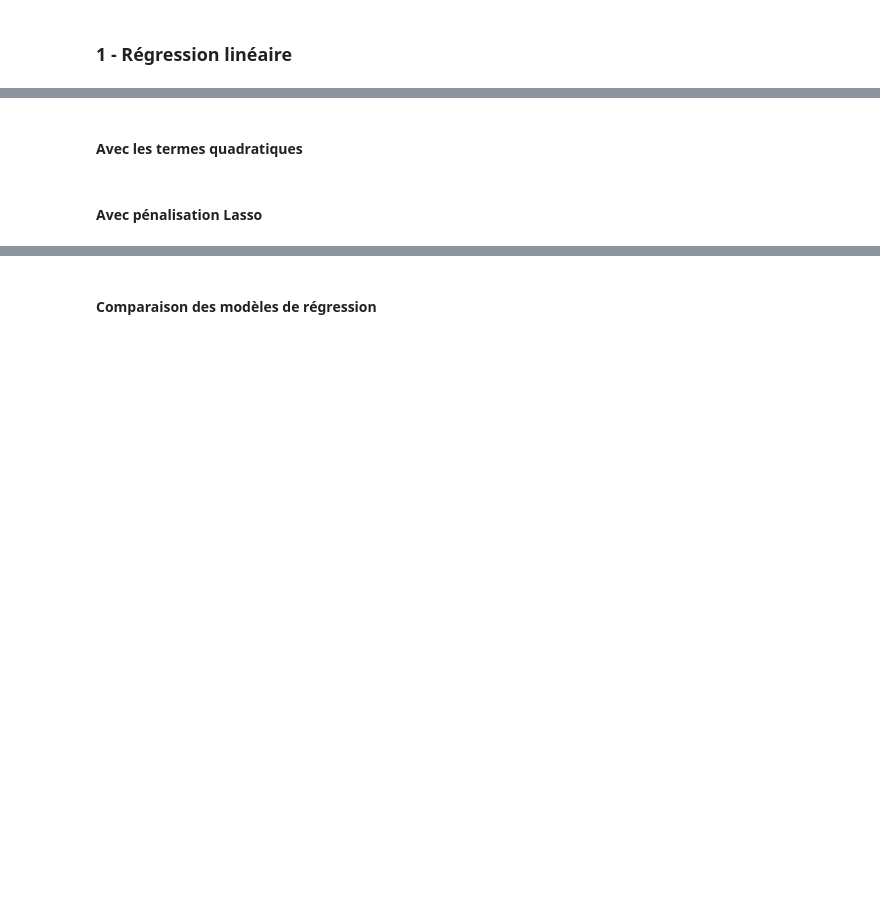
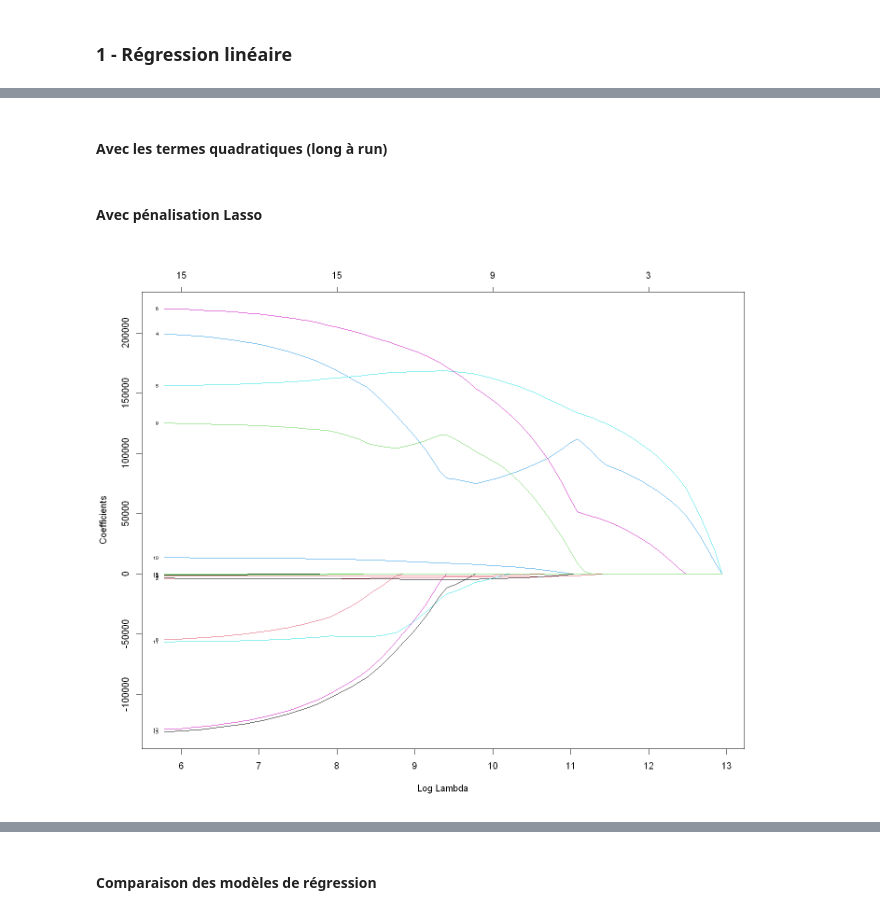
Before and after one commit to PaolaDeTruchis/MachineLearning, a Jupyter notebook: Projet_ML_R.ipynb, the cells around one changed output, grey strips where cells are left out. Saved outputs shown, nothing was run; the diff lists cells and outputs as text; code cells hidden in the pictures; blank space fills up the shorter version.

```diff
--- a/Projet_ML_R.ipynb
+++ b/Projet_ML_R.ipynb
@@ -769,8 +678,45 @@ Signif. codes:  0 '***' 0.001 '**' 0.01 '*' 0.05 '.' 0.1 ' ' 1
 # %% [markdown]
-#### Avec les termes quadratiques
+#### Avec les termes quadratiques (long à run)
 # %%
-# Code
+# Estimation du modèle avec intéraction d'ordre 2
+
+reg.lm2 = aov(CO2_appr ~ .^2 , data=data_appr) # ANCOVA  car qualitatif + quantitatif
+res.lm2 = reg.lm$residuals                     # Extraction des résidus
+fit.lm2 = reg.lm$fitted.values                 # Extraction des valeurs ajustées
+
+summary(res.lm2)
+
+plot(fit.lm2, res.lm2, main="Modèle Linéaire avec intéractions d'ordre 2 sans sélection de variable",
+     xlab = "Valeurs prédites", ylab = "Résidus") # Graphe des résidus
+
+summary(reg.lm2)
+# coef(reg.lm2)
+
+CO2_pred_lm2 = predict(reg.lm2, data_test) # Prédiction CO2 avec échantillon test + modèle ancova avec intéraction ordre 2
+
+mse2 = rmse(CO2_test, CO2_pred_aov2) # Erreur quadratique moyenne
+r2_2 = cor(CO2_test, CO2_pred_aov2)^2
+
+paste0("Erreur quadratique moyenne entre le CO2 réel et le CO2 prédit par ML avec intéraction ordre 2 : ", mse2)
+paste0("Coefficient R2 : ", r2_2)
 # %% [markdown]
 #### Avec pénalisation Lasso
 # %%
-# Code
+library(glmnet)
+
+# avec des variables quantitatives seulement
+reg.lasso.quanti = glmnet(y = CO2_appr, x = as.matrix(data_appr[, -c(1, 2)])) # alpha = 1 par défaut : LASSO
+# avec toutes les variables, créer d'abord la matrice d'expériences
+# avec 'model.matrix' (penser à retirer l'intercept du modèle)
+
+x.mat = model.matrix(CO2_appr ~ . - 1, data = data_appr) # on récupère la matrice de design, on enlève intercept.
+
+reg.lasso = glmnet(y = CO2_appr, x = x.mat, alpha = 1)
+
+options(repr.plot.width = 12, repr.plot.height = 10)
+
+plot(reg.lasso, xvar = "lambda", label = TRUE)
+
+# legend("topright", legend = paste(1:ncol(x.mat), " - ", colnames(x.mat))) # si on affiche la légende on voit pas le graph entier...
+# %% [output]
+[figure, added]
```
Also changed, not shown: parts of 27 cells of this notebook.
